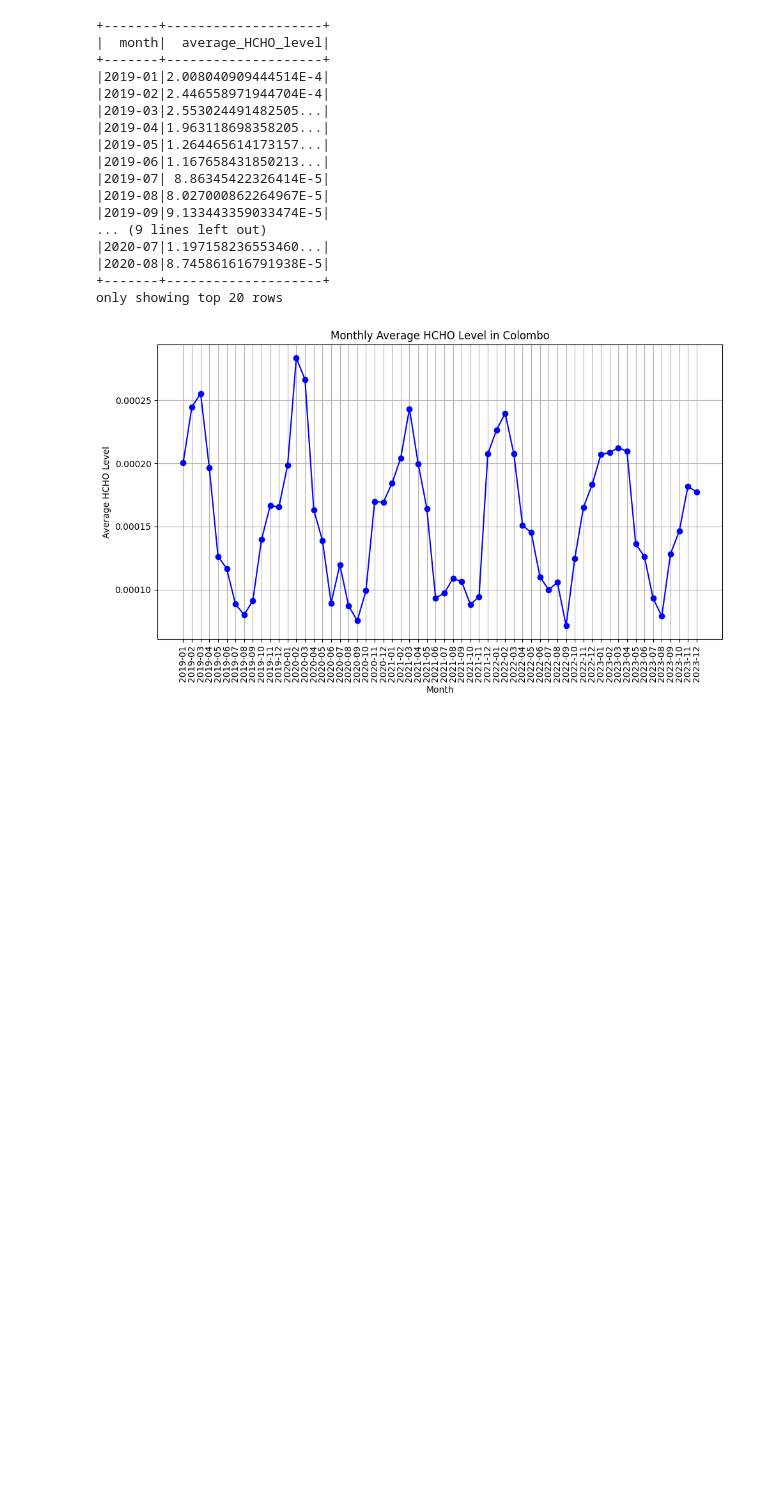
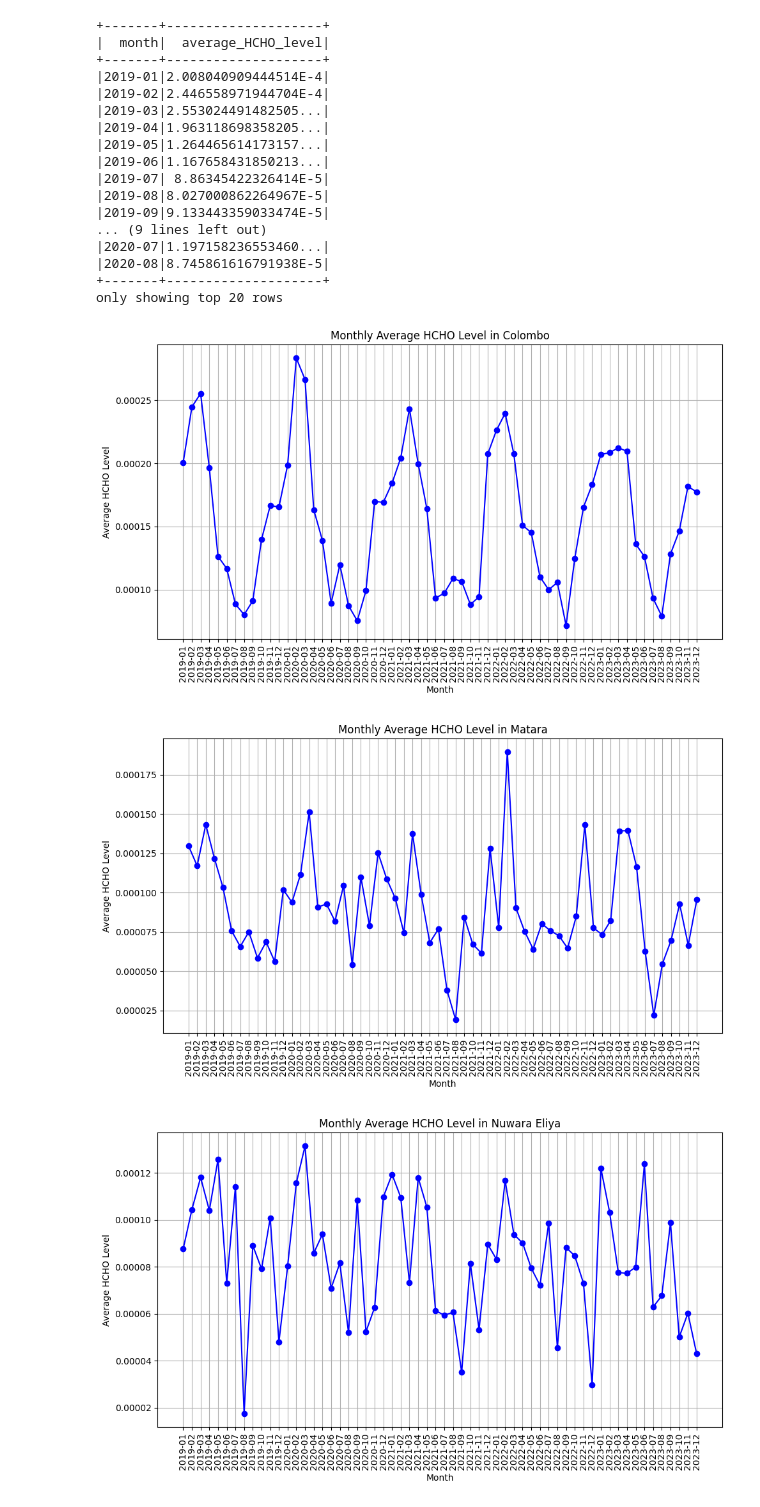
Before and after one commit to RanxduG/Sri-Lanka-Formaldehyde-Level-Analysis, a Jupyter notebook: Data_Engineering_Coursework.ipynb, the cells around one changed output. Cells and saved outputs as stored; diff of their text form; code cells hidden in the pictures; blank space fills up the shorter version.

```diff
--- a/Data_Engineering_Coursework.ipynb
+++ b/Data_Engineering_Coursework.ipynb
@@ -342,3 +339,20 @@ colombo_monthly_avg_sorted_data = colombo_monthly_avg_data.orderBy('month')
+# %%
+from pyspark.sql.functions import date_format, current_date, month, avg
+colombo_monthly_avg_data = Colombo_Data.groupBy(date_format('Current Date', 'yyyy-MM').alias('month')).agg(avg('HCHO reading').alias('average_HCHO_level'))
+Deniyaya_Matara_avg_Data = Deniyaya_Matara_Data.groupBy(date_format('Current Date', 'yyyy-MM').alias('month')).agg(avg('HCHO reading').alias('average_HCHO_level'))
+Nuwara_Eliya_avg_Data = Nuwara_Eliya_Data.groupBy(date_format('Current Date', 'yyyy-MM').alias('month')).agg(avg('HCHO reading').alias('average_HCHO_level'))
+Monaragala_avg_Data = Monaragala_Data.groupBy(date_format('Current Date', 'yyyy-MM').alias('month')).agg(avg('HCHO reading').alias('average_HCHO_level'))
+Kurunegala_avg_Data = Kurunegala_Data.groupBy(date_format('Current Date', 'yyyy-MM').alias('month')).agg(avg('HCHO reading').alias('average_HCHO_level'))
+Jaffna_avg_Data = Jaffna_Data.groupBy(date_format('Current Date', 'yyyy-MM').alias('month')).agg(avg('HCHO reading').alias('average_HCHO_level'))
+kan_avg_data = kan_data.groupBy(date_format('Current Date', 'yyyy-MM').alias('month')).agg(avg('HCHO reading').alias('average_HCHO_level'))
+# %%
+colombo_monthly_avg_sorted_data = colombo_monthly_avg_data.orderBy('month')
+Deniyaya_Matara_avg_sorted_Data = Deniyaya_Matara_avg_Data.orderBy('month')
+Nuwara_Eliya_avg_sorted_Data = Nuwara_Eliya_avg_Data.orderBy('month')
+Monaragala_avg_sorted_Data = Monaragala_avg_Data.orderBy('month')
+Kurunegala_avg_sorted_Data = Kurunegala_avg_Data.orderBy('month')
+Jaffna_avg_sorted_Data = Jaffna_avg_Data.orderBy('month')
+kan_avg_sorted_data = kan_avg_data.orderBy('month')
 # %%
 colombo_monthly_avg_sorted_data.show()
 # %% [output]
@@ -362,7 +376,7 @@ only showing top 20 rows
 # %%
 import matplotlib.pyplot as plt
 
-def plot_HCHO_level_average_vs_month_graph(df):
+def plot_HCHO_level_average_vs_month_graph(df, name):
   pandas_df = df.toPandas()
 
   # Plot the data
@@ -370,7 +384,7 @@ def plot_HCHO_level_average_vs_month_graph(df):
   plt.plot(pandas_df['month'], pandas_df['average_HCHO_level'], marker='o', color='b')
 
   # Add title and labels
-  plt.title('Monthly Average HCHO Level in Colombo')
+  plt.title(f'Monthly Average HCHO Level in {name}')
   plt.xlabel('Month')
   plt.ylabel('Average HCHO Level')
 
@@ -381,7 +395,15 @@ def plot_HCHO_level_average_vs_month_graph(df):
   plt.grid(True)
   plt.tight_layout()
   plt.show()
-# %%
-plot_HCHO_level_average_vs_month_graph(colombo_monthly_avg_sorted_data)
-# %% [output]
-[figure, removed]
+# %%
+plot_HCHO_level_average_vs_month_graph(colombo_monthly_avg_sorted_data, 'Colombo')
+plot_HCHO_level_average_vs_month_graph(Deniyaya_Matara_avg_sorted_Data, 'Matara')
+plot_HCHO_level_average_vs_month_graph(Nuwara_Eliya_avg_sorted_Data, 'Nuwara Eliya')
+plot_HCHO_level_average_vs_month_graph(Monaragala_avg_sorted_Data, 'Monaragala')
+plot_HCHO_level_average_vs_month_graph(Kurunegala_avg_sorted_Data, 'Kurunegala')
+plot_HCHO_level_average_vs_month_graph(Jaffna_avg_sorted_Data, 'Jaffna')
+plot_HCHO_level_average_vs_month_graph(kan_avg_sorted_data, 'Kandy')
+# %% [output]
+[figure, added]
+[figure, added]
+[figure, added]
```
Also changed, not shown: parts of 8 cells of this notebook.
